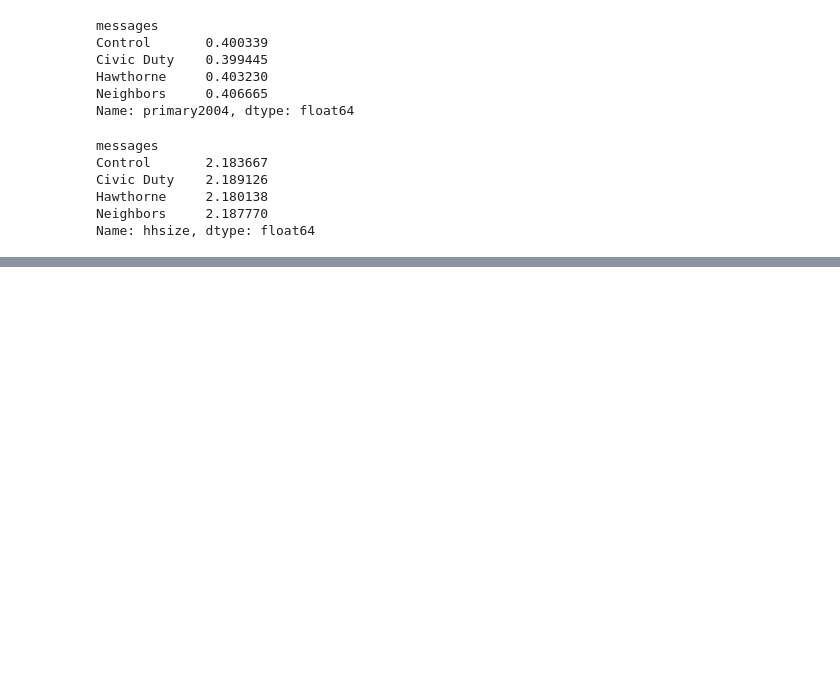
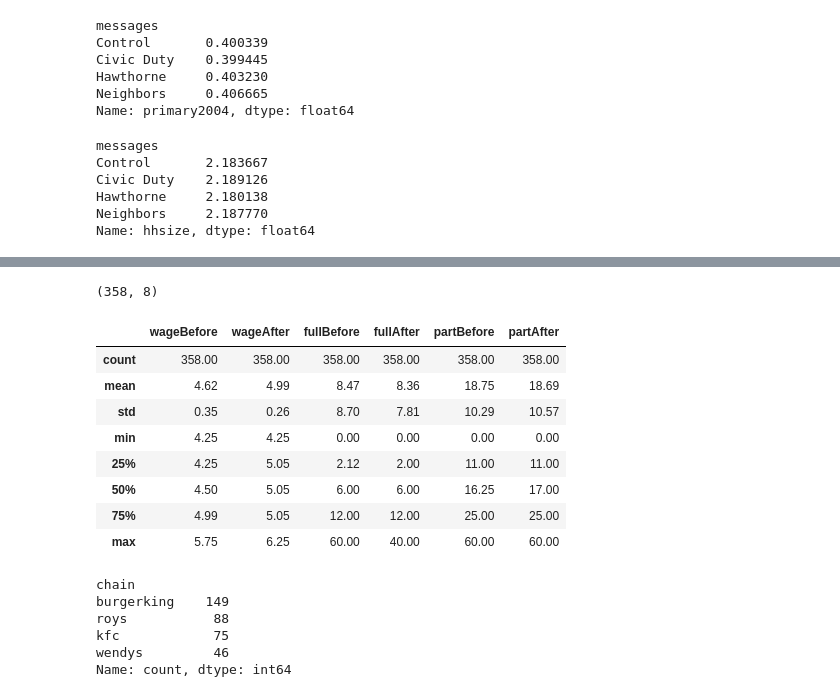
Before and after one commit to lee-data-socio/studies, a Jupyter notebook: qss/ch02_CAUSALITY.ipynb, the cells around one changed output, grey strips where cells are left out. Saved outputs shown, nothing was run; the diff lists cells and outputs as text; code cells hidden in the pictures; blank space fills up the shorter version.

```diff
--- a/qss/ch02_CAUSALITY.ipynb
+++ b/qss/ch02_CAUSALITY.ipynb
@@ -691,0 +706,3 @@ Name: hhsize, dtype: float64
+# %%
+minwage = pd.read_csv('minwage.csv', dtype={'chain':'category', 'location':'category'})
+minwage.info()
@@ -691,0 +725,25 @@ Name: hhsize, dtype: float64
+# %%
+minwage.shape
+# %% [output]
+(358, 8)
+# %%
+minwage.describe().round(2)
+# %% [output]
+|  | wageBefore | wageAfter | fullBefore | fullAfter | partBefore | partAfter |
+| count | 358.00 | 358.00 | 358.00 | 358.00 | 358.00 | 358.00 |
+| mean | 4.62 | 4.99 | 8.47 | 8.36 | 18.75 | 18.69 |
+| std | 0.35 | 0.26 | 8.70 | 7.81 | 10.29 | 10.57 |
+| min | 4.25 | 4.25 | 0.00 | 0.00 | 0.00 | 0.00 |
+| 25% | 4.25 | 5.05 | 2.12 | 2.00 | 11.00 | 11.00 |
+| 50% | 4.50 | 5.05 | 6.00 | 6.00 | 16.25 | 17.00 |
+| 75% | 4.99 | 5.05 | 12.00 | 12.00 | 25.00 | 25.00 |
+| max | 5.75 | 6.25 | 60.00 | 40.00 | 60.00 | 60.00 |
+# %%
+minwage['chain'].value_counts()
+# %% [output]
+chain
+burgerking    149
+roys           88
+kfc            75
+wendys         46
+Name: count, dtype: int64
```
Also changed, not shown: parts of 87 cells of this notebook, 4 other files.
